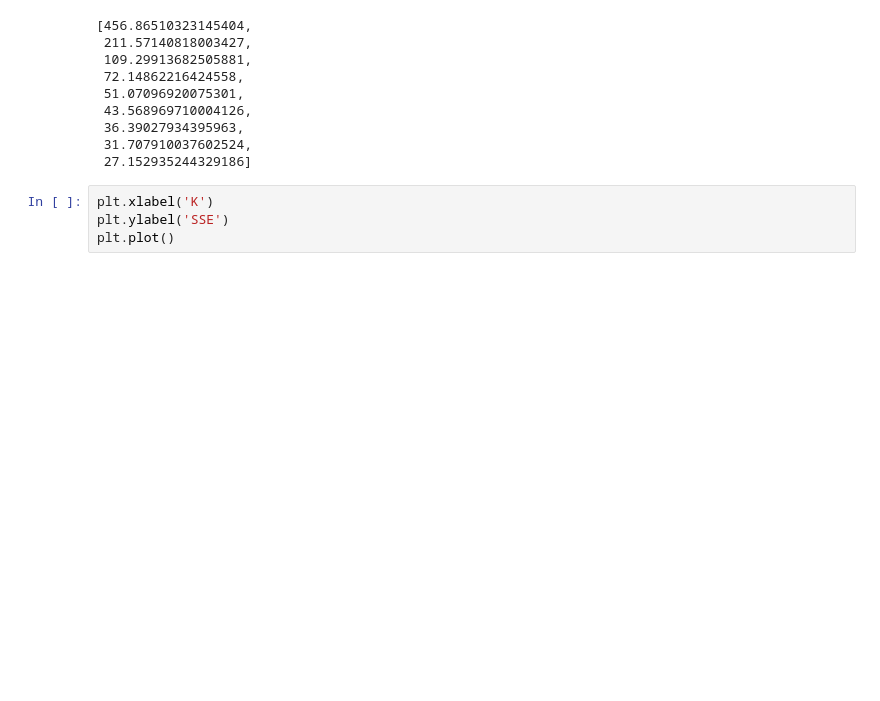
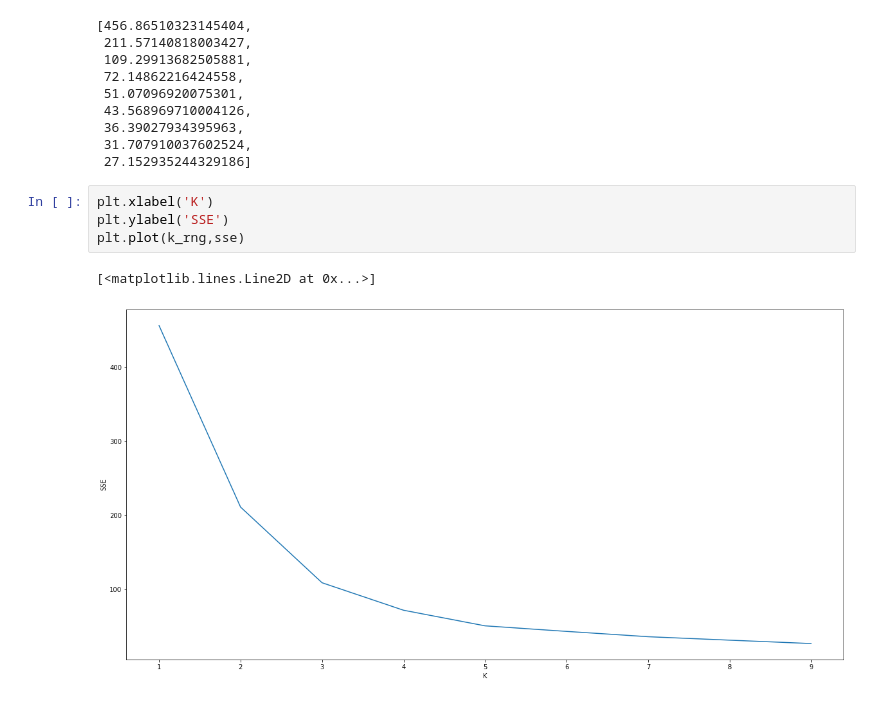
Before and after one commit to Tobi-DataDetective/Energy_Load_Profile_Classification, a Jupyter notebook: script.ipynb, the cells around one changed output. Cells and saved outputs as stored; diff of their text form; blank space fills up the shorter version.

```diff
--- a/script.ipynb
+++ b/script.ipynb
@@ -341,4 +341,7 @@ sse
 # %%
 plt.xlabel('K')
 plt.ylabel('SSE')
-plt.plot()
+plt.plot(k_rng,sse)
+# %% [output]
+[<matplotlib.lines.Line2D at 0x...>]
+[figure, added]
```
